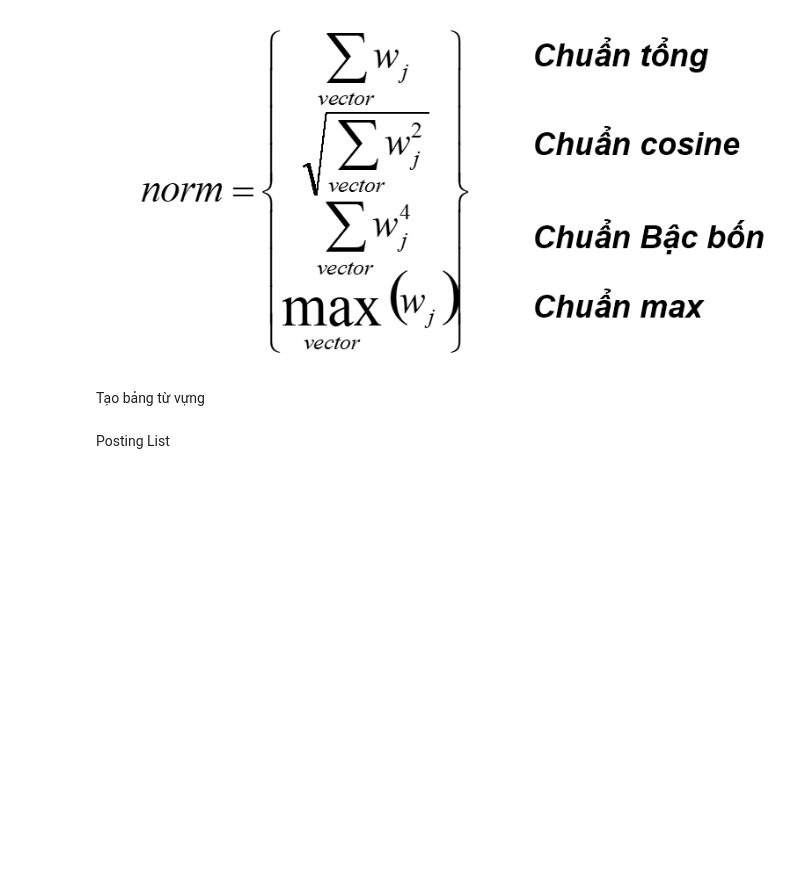
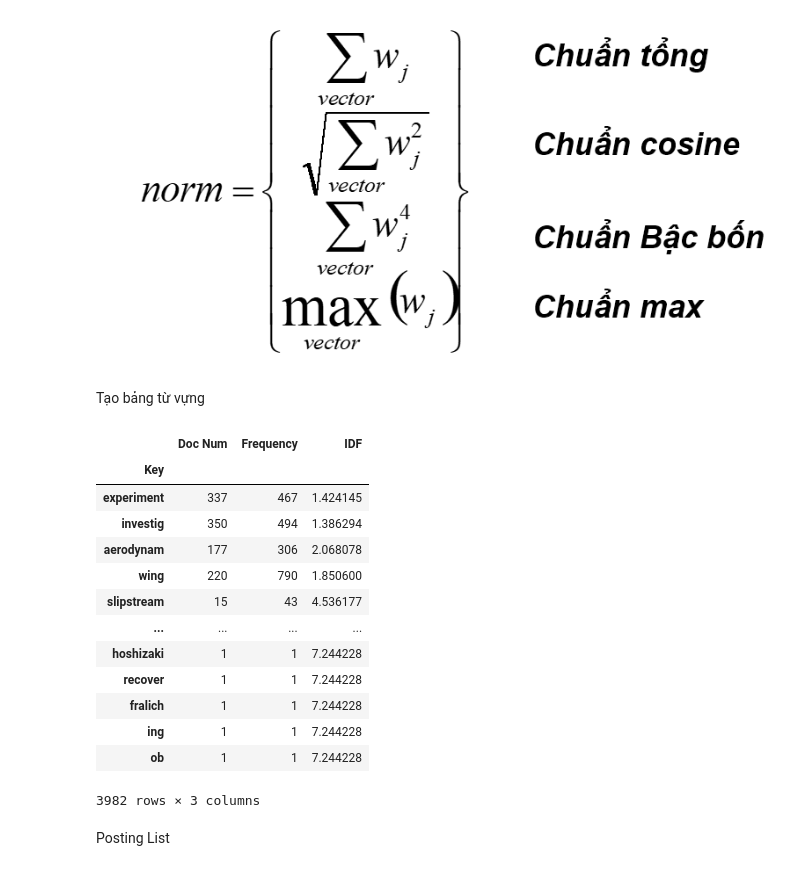
Before and after one commit to kimdiendo/SearchNews, a Jupyter notebook: Model/model.ipynb, the cells around one changed output. Saved outputs shown, nothing was run; the diff lists cells and outputs as text; code cells hidden in the pictures; blank space fills up the shorter version.

```diff
--- a/Model/model.ipynb
+++ b/Model/model.ipynb
@@ -114,6 +154,23 @@ for i in range(len(IId)):
 vocab.insert(1,"Doc Num", doc_num,True)
 vocab.insert(3,"IDF",idf,True)
 vocab.set_index("Key", inplace=True)
+# %%
+vocab
+# %% [output]
+|  | Doc Num | Frequency | IDF |
+| Key |  |  |  |
+| experiment | 337 | 467 | 1.424145 |
+| investig | 350 | 494 | 1.386294 |
+| aerodynam | 177 | 306 | 2.068078 |
+| wing | 220 | 790 | 1.850600 |
+| slipstream | 15 | 43 | 4.536177 |
+| ... | ... | ... | ... |
+| hoshizaki | 1 | 1 | 7.244228 |
+| recover | 1 | 1 | 7.244228 |
+| fralich | 1 | 1 | 7.244228 |
+| ing | 1 | 1 | 7.244228 |
+| ob | 1 | 1 | 7.244228 |
+3982 rows × 3 columns
 # %% [markdown]
 Posting List
 # %%
```
Also changed, not shown: parts of 4 cells of this notebook.
